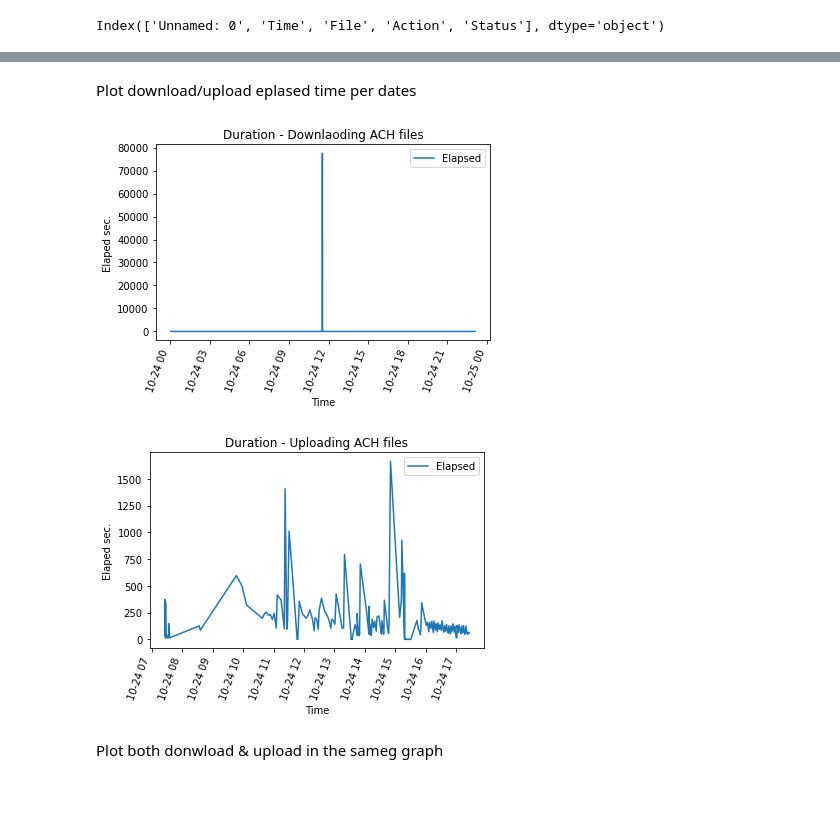
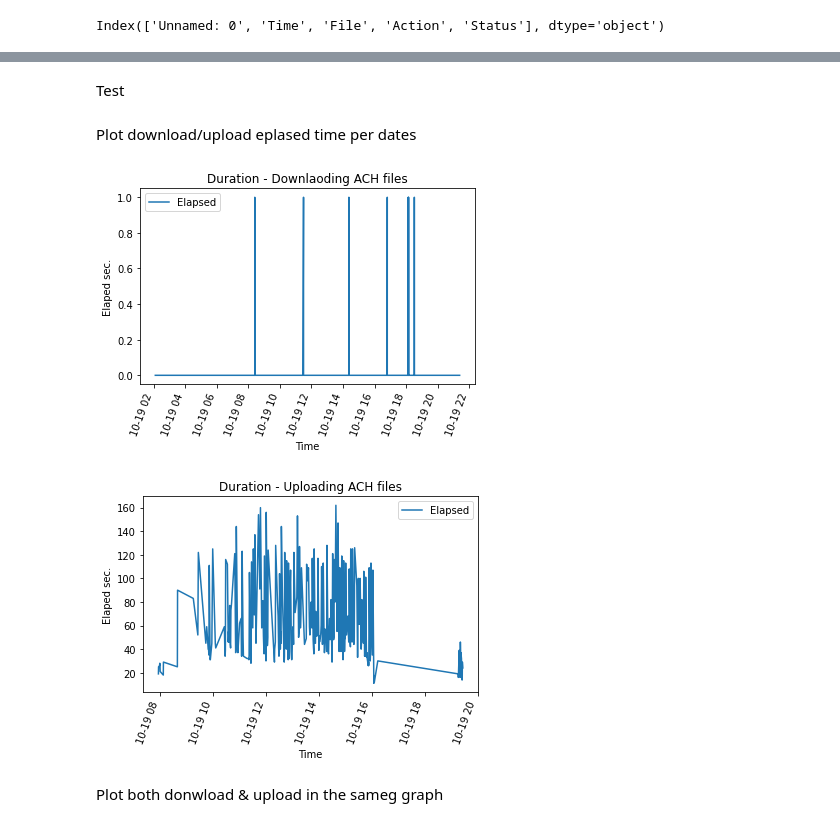
Before and after one commit to yjad/training, a Jupyter notebook: xml/ach_perf.ipynb, the cells around one changed output, grey strips where cells are left out. Drawn from its saved outputs; the diff is of its cells as text; code cells hidden in the pictures; blank space fills up the shorter version.

```diff
--- a/xml/ach_perf.ipynb
+++ b/xml/ach_perf.ipynb
@@ -234,12 +217,21 @@ data.columns
 # %% [output]
 Index(['Unnamed: 0', 'Time', 'File', 'Action', 'Status'], dtype='object')
 # %%
-start = data[['Time','File', 'Action']].loc[(data['Status'] == '......') & (data['Action'].isin(['Downloading','Uploading'])) ]
-# start.columns =['Start', 'File']
-end = data[['Time','File', 'Action']].loc[(data['Status'] == 'Completed') & (data['Action'].isin(['Downloading','Uploading'])) ]
-end.columns =['End', 'File', 'Action']
+d1 = data.copy()
+d1['Date']=d1['Time'].dt.date
+d1=d1.drop_duplicates(subset=['File', 'Action', 'Status', 'Date'], keep='first')
+# d1[d1.duplicated(['File', 'Action', 'Status', 'Date'], keep = False)]
+
+start = d1[['Time','File', 'Action', 'Date']].loc[(data['Status'] == '......') & (data['Action'].isin(['Downloading','Uploading'])) ]
+end = d1[['Time','File', 'Action', 'Date']].loc[(data['Status'] == 'Completed') & (data['Action'].isin(['Downloading','Uploading'])) ]
+end.columns =['End', 'File', 'Action', 'Date']
 # start
 # end
-load_time=start.join(end.set_index(['File','Action']), on=['File', 'Action'])
+# load_time=start.join(end.set_index(['File','Action', 'Date']), on=['File', 'Action', 'Date'])
+load_time=start.merge(end, on=['File', 'Action', 'Date'])
 load_time['Elapsed']= (load_time['End'] - load_time['Time']).dt.total_seconds()
-load_time
+load_time=load_time.loc[load_time['Elapsed'] >= 0]  # remove -ve elpased time
+
+# load_time
+# start.info()
+# end.info()
@@ -278,0 +254,2 @@ load_time
+# %% [markdown]
+Test
@@ -279,21 +264,21 @@ load_time
 # %% [markdown]
 Plot download/upload eplased time per dates
 # %%
-plot_date = '2021-10-24'
+plot_date = '2021-10-19'
 x=load_time.loc[load_time['Time'].dt.date == np.datetime64(plot_date)].set_index(['Time'])# limit the plot for one day
 p1=x.loc[x['Action'] == 'Downloading'].plot(y='Elapsed')
 plt.ylabel('Elaped sec.')
 plt.xticks(rotation = 70)
 plt.title ('Duration - Downlaoding ACH files')
 plt.show()
 p2=x.loc[x['Action'] == 'Uploading'].plot(y='Elapsed')
 plt.ylabel('Elaped sec.')
 plt.xticks(rotation = 70)
 plt.title ('Duration - Uploading ACH files')
 plt.show()
 # %% [output]
-[figure, old version]
+[figure, new version]
-[figure, old version]
+[figure, new version]
 # %% [markdown]
 Plot both donwload & upload in the sameg graph
 # %%
```
Also changed, not shown: parts of 17 cells of this notebook.
